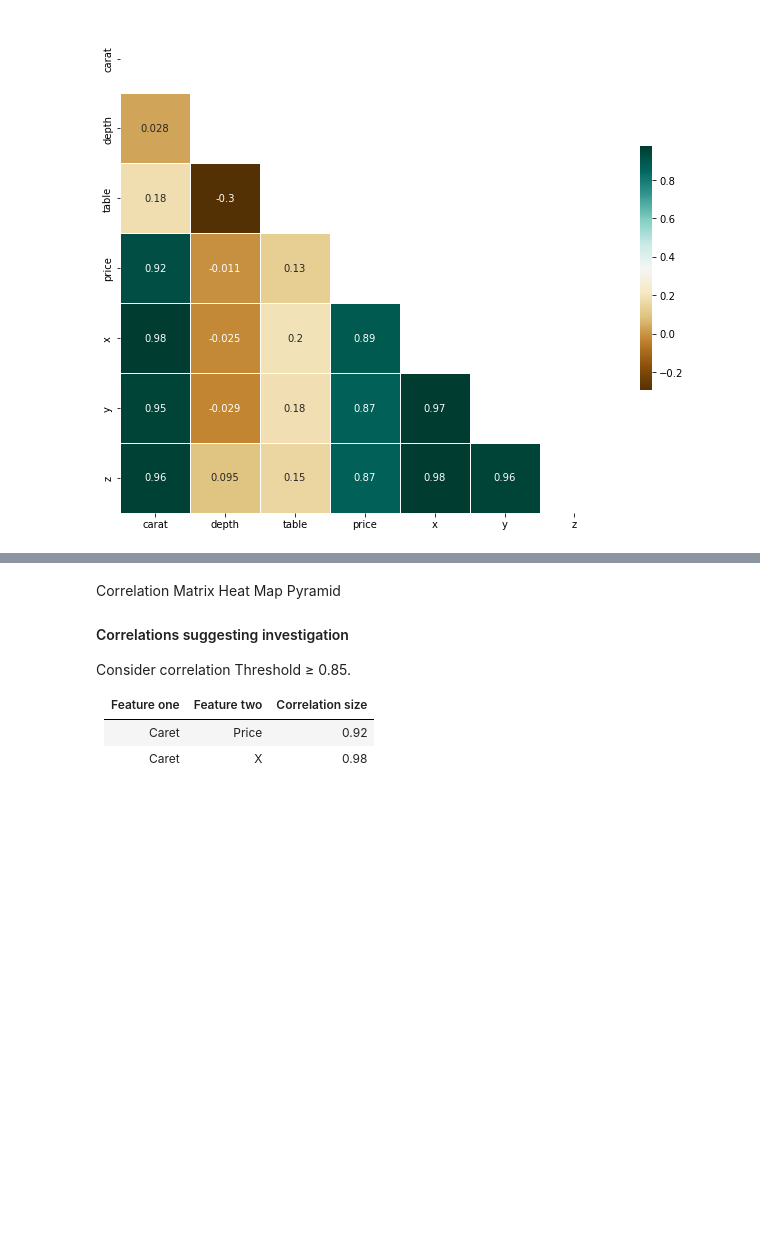
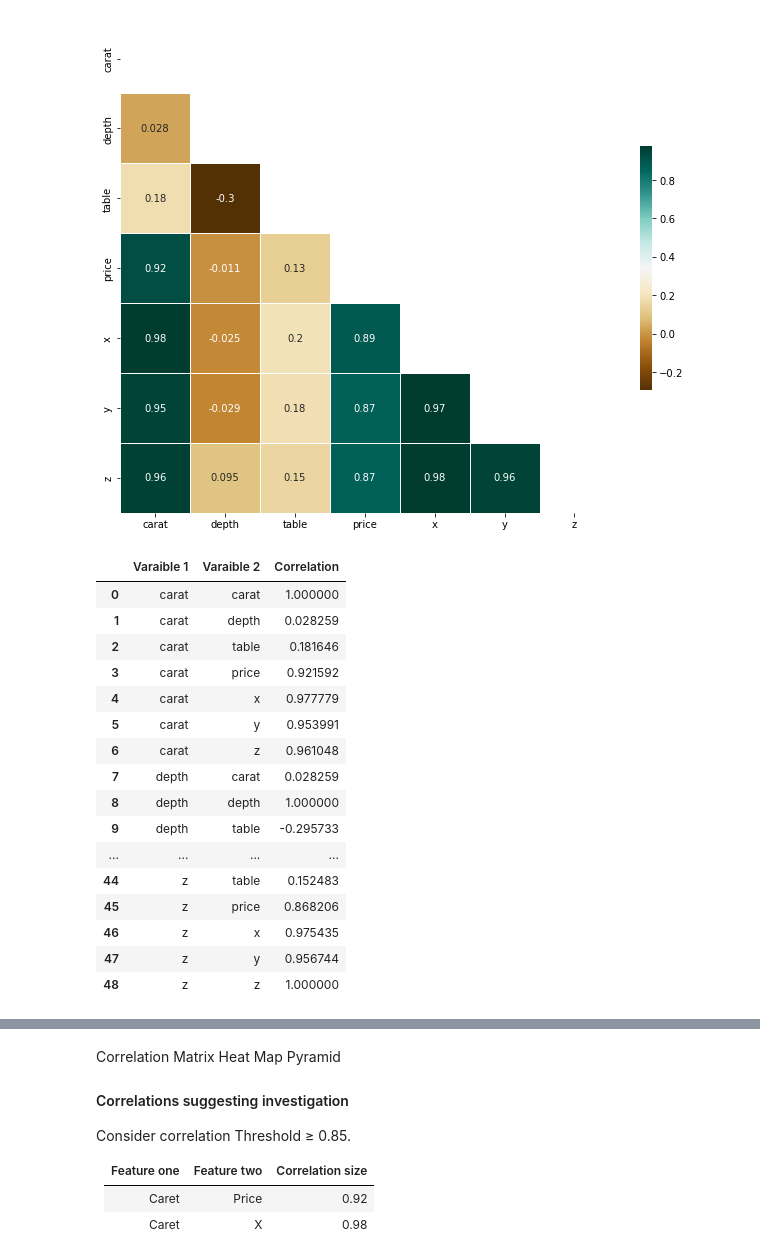
Before and after one commit to MrZakiakkari/data-mining-algorithms, a Jupyter notebook: assessment-3-data-mining-algorithms-and-stats.ipynb, the cells around one changed output, grey strips where cells are left out. Cells and saved outputs as stored; diff of their text form; code cells hidden in the pictures; blank space fills up the shorter version.

Commit message:
correlation_dataframe

```diff
--- a/assessment-3-data-mining-algorithms-and-stats.ipynb
+++ b/assessment-3-data-mining-algorithms-and-stats.ipynb
@@ -142,3 +142,31 @@ This table suggests the interpretation of correlation size at different absolute
 display_correlation_matrix_pyramid_heatmap(diamonds_dataframe[["carat", "depth", "table", "price", "x", "y", "z"]].corr());
 # %% [output]
 [figure]
+# %%
+correlation_dataframe = diamonds_dataframe[["carat", "depth", "table", "price", "x", "y", "z"]].corr()
+correlation_dataframe = correlation_dataframe.unstack().reset_index()
+correlation_dataframe = correlation_dataframe.rename(
+    columns={
+    "level_0": "Varaible 1",
+    "level_1": "Varaible 2",
+    0: "Correlation"
+})
+correlation_dataframe
+# %% [output]
+|  | Varaible 1 | Varaible 2 | Correlation |
+| 0 | carat | carat | 1.000000 |
+| 1 | carat | depth | 0.028259 |
+| 2 | carat | table | 0.181646 |
+| 3 | carat | price | 0.921592 |
+| 4 | carat | x | 0.977779 |
+| 5 | carat | y | 0.953991 |
+| 6 | carat | z | 0.961048 |
+| 7 | depth | carat | 0.028259 |
+| 8 | depth | depth | 1.000000 |
+| 9 | depth | table | -0.295733 |
+| ... | ... | ... | ... |
+| 44 | z | table | 0.152483 |
+| 45 | z | price | 0.868206 |
+| 46 | z | x | 0.975435 |
+| 47 | z | y | 0.956744 |
+| 48 | z | z | 1.000000 |
```
Also changed, not shown: parts of 1 cell of this notebook, 1 other file.
